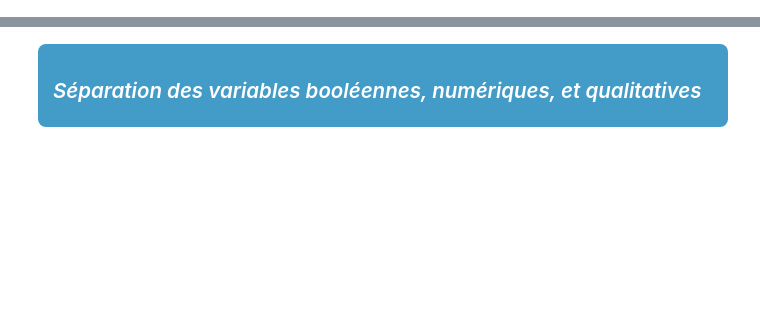
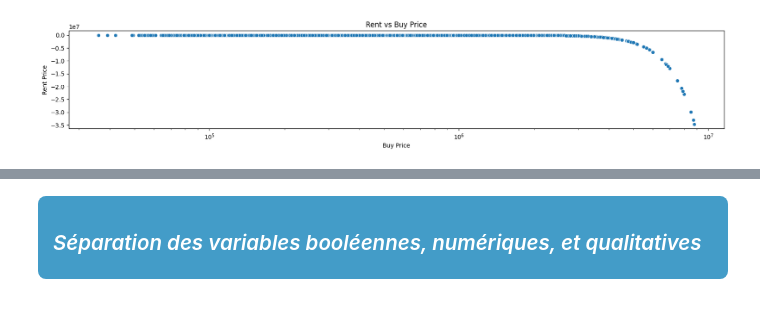
Before and after one commit to bruno-coulet/apartment-hunter, a Jupyter notebook: preprocess.ipynb, the cells around one changed output, grey strips where cells are left out. Drawn from its saved outputs; the diff is of its cells as text; code cells hidden in the pictures; blank space fills up the shorter version.

```diff
--- a/preprocess.ipynb
+++ b/preprocess.ipynb
@@ -33,3 +35,17 @@ df.head()
 | 21740 | 94 | 54 | 2 | 2 | <NA> | <NA> | 1 | 0 | ... |
 | 21739 | 64 | <NA> | 2 | 1 | <NA> | <NA> | bajo | 1 | ... |
 | 21738 | 108 | 90 | 2 | 2 | <NA> | <NA> | 4 | 0 | ... |
+# %%
+
+plt.figure(figsize=(20, 3))
+# sns.scatterplot(x=df['buy_price'], y=df['rent_price'], data=df)
+sns.scatterplot(x=df['buy_price'], y=df['rent_price'])
+plt.title("Rent vs Buy Price")
+plt.xlabel("Buy Price")
+plt.ylabel("Rent Price")
+# plt.ylim(0,)  # commence à 0
+plt.xscale('log')
+# plt.yscale('log')
+plt.show()
+# %% [output]
+[figure, added]
```
Also changed, not shown: parts of 21 cells of this notebook, 1 other file.
